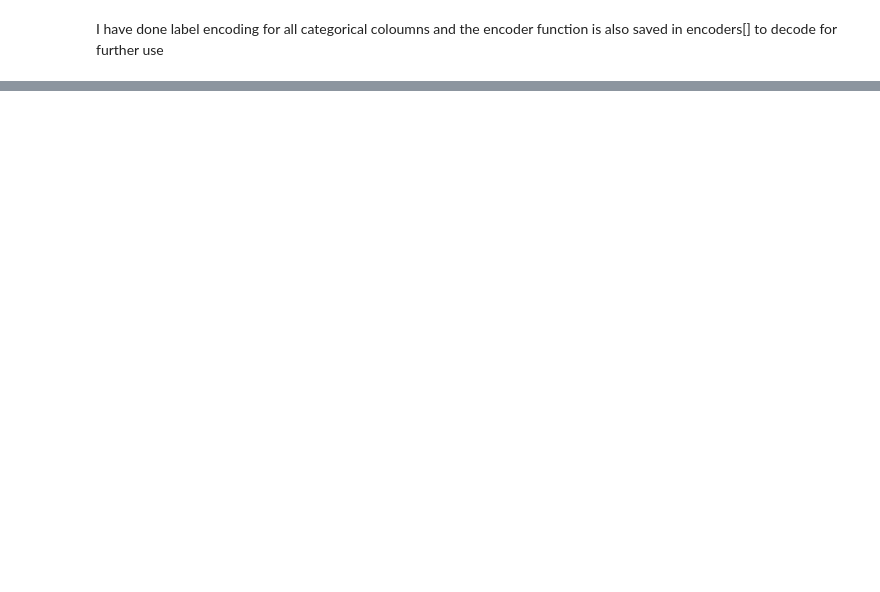
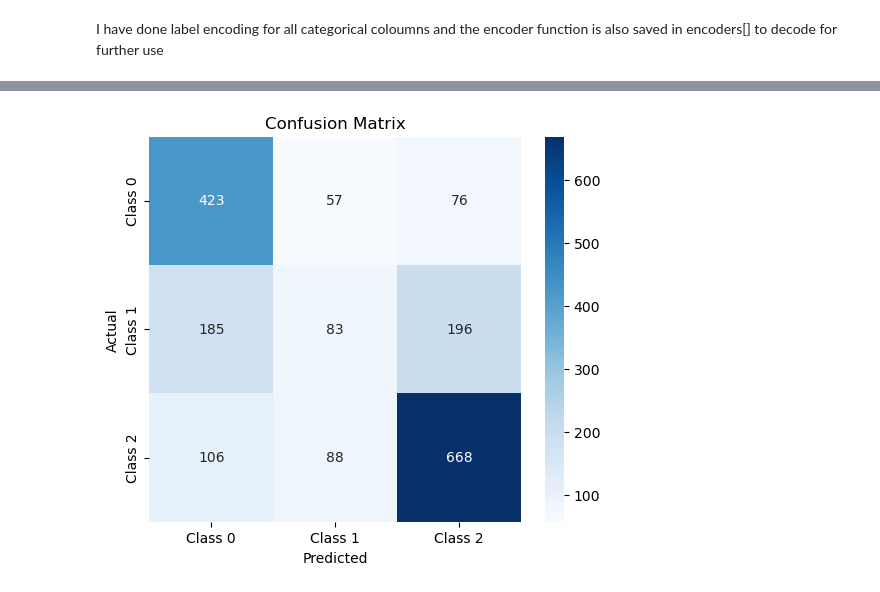
Before and after one commit to springboardmentor345a-create/Projects, a Jupyter notebook: Match_winner/Match_winner.ipynb, the cells around one changed output, grey strips where cells are left out. Drawn from its saved outputs; the diff is of its cells as text; code cells hidden in the pictures; blank space fills up the shorter version.

```diff
--- a/Match_winner/Match_winner.ipynb
+++ b/Match_winner/Match_winner.ipynb
@@ -161,0 +152,6 @@ Class distribution after SMOTE: {np.int64(0): np.int64(2226), np.int64(1): np.in
+# %%
+from sklearn.model_selection import train_test_split
+# Stratified split to preserve class ratios
+X_train_cat_split, X_test_cat_split, y_train_cat_split, y_test_cat_split = train_test_split(
+    X, y, test_size=0.2, random_state=42, stratify=y
+)
@@ -163,0 +162,18 @@ Random state fixed as 42 for accuracy and hyperparameter tuning and shufling is
+# %%
+# Define which columns are categorical
+from catboost import CatBoostClassifier
+cat_features = ['HomeTeam', 'AwayTeam', 'Date']
+
+# Build model
+model = CatBoostClassifier(
+    iterations=1000,
+    learning_rate=0.05,
+    depth=7,
+    loss_function='MultiClass',
+    auto_class_weights='Balanced',
+    early_stopping_rounds=50,
+    verbose=100
+)
+
+# Train model
+model.fit(X_train_cat_split, y_train_cat_split, cat_features=cat_features, eval_set=(X_test_cat_split, y_test_cat_split))
@@ -163,0 +194,8 @@ Random state fixed as 42 for accuracy and hyperparameter tuning and shufling is
+# %%
+y_pred = model.predict(X_test_cat_split)
+
+# Accuracy
+print("Accuracy:", accuracy_score(y_test_cat_split, y_pred))
+
+# Full classification report
+print(classification_report(y_test_cat_split, y_pred))
@@ -163,0 +213,14 @@ Random state fixed as 42 for accuracy and hyperparameter tuning and shufling is
+# %%
+cm = confusion_matrix(y_test_cat_split, y_pred)
+
+# Plot confusion matrix
+plt.figure(figsize=(6,5))
+sns.heatmap(cm, annot=True, fmt='d', cmap='Blues',
+            xticklabels=['Class 0','Class 1','Class 2'],
+            yticklabels=['Class 0','Class 1','Class 2'])
+plt.xlabel("Predicted")
+plt.ylabel("Actual")
+plt.title("Confusion Matrix")
+plt.show()
+# %% [output]
+[figure, added]
```
Also changed, not shown: parts of 37 cells of this notebook.
